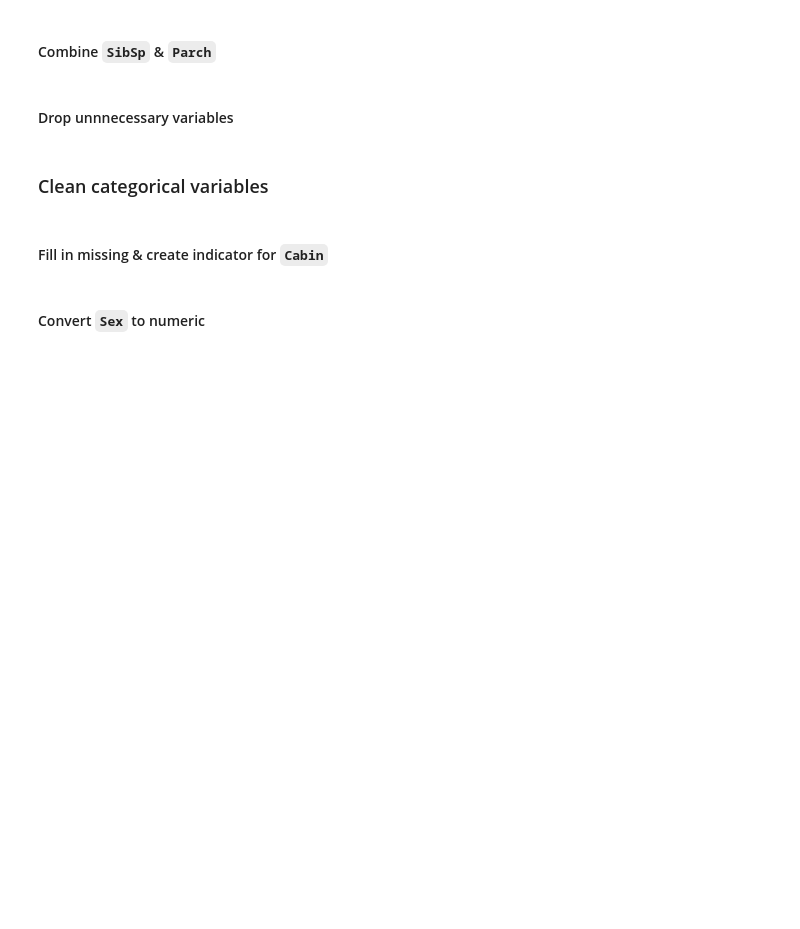
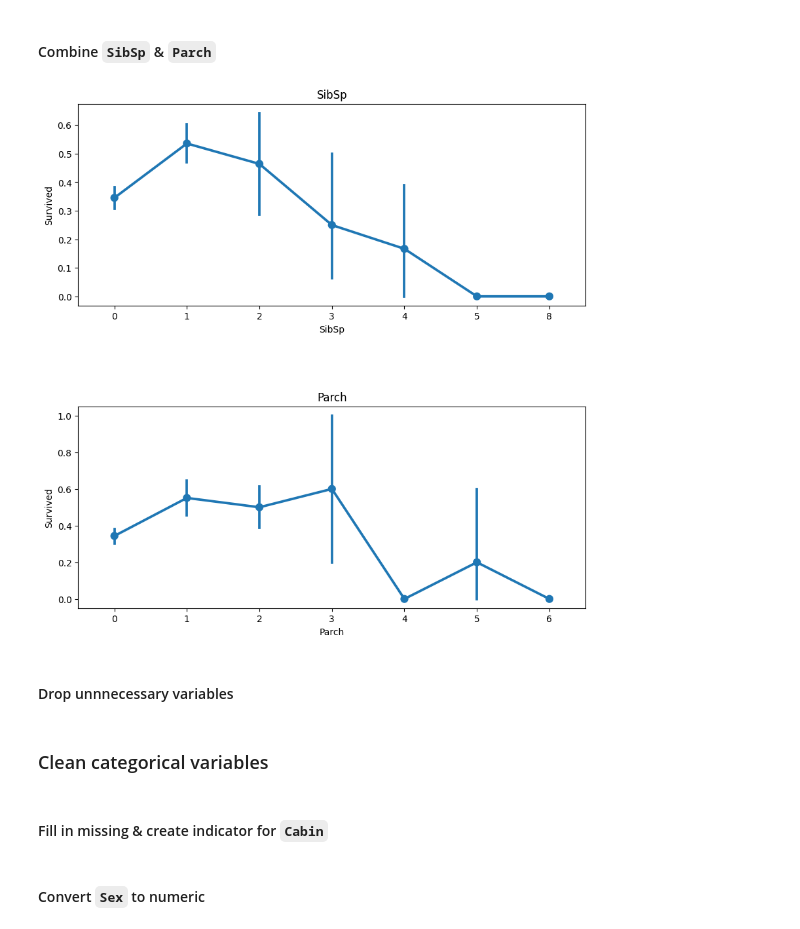
Before and after one commit to ArifAygun/Applied-Machine-Learning-Algorithms, a Jupyter notebook: AA_AML_Algorithms.ipynb, the cells around one changed output. Cells and saved outputs as stored; diff of their text form; code cells hidden in the pictures; blank space fills up the shorter version.

```diff
--- a/AA_AML_Algorithms.ipynb
+++ b/AA_AML_Algorithms.ipynb
@@ -65,3 +65,6 @@ Fare             0
 Cabin          687
 Embarked         2
 dtype: int64
+# %%
+titanic['Age'].fillna(titanic['Age'].mean(), inplace=True)
+titanic.head(10)
@@ -68,9 +83,18 @@ dtype: int64
 # %% [markdown]
 #### Combine `SibSp` & `Parch`
-# %%
-for i, col in enumerate(['SibSp', 'Parch']):
-    plt.figure(i)
-    sns.catplot(x=col, y='Survived', data=titanic, kind='point', aspect=2, )
+# %%
+import matplotlib.pyplot as plt
+import seaborn as sns
+
+fig, axes = plt.subplots(ncols=1, nrows=2, figsize=(10,10))
+for i, col in enumerate(['SibSp', 'Parch']):
+    sns.pointplot(x=col, y='Survived', data=titanic, ax=axes[i])
+    axes[i].set_title(col)
+
+plt.subplots_adjust(hspace=0.5)
+plt.show()
+# %% [output]
+[figure, added]
 # %%
 titanic['Family_cnt']
 # %% [markdown]
```
Also changed, not shown: parts of 1 cell of this notebook.
